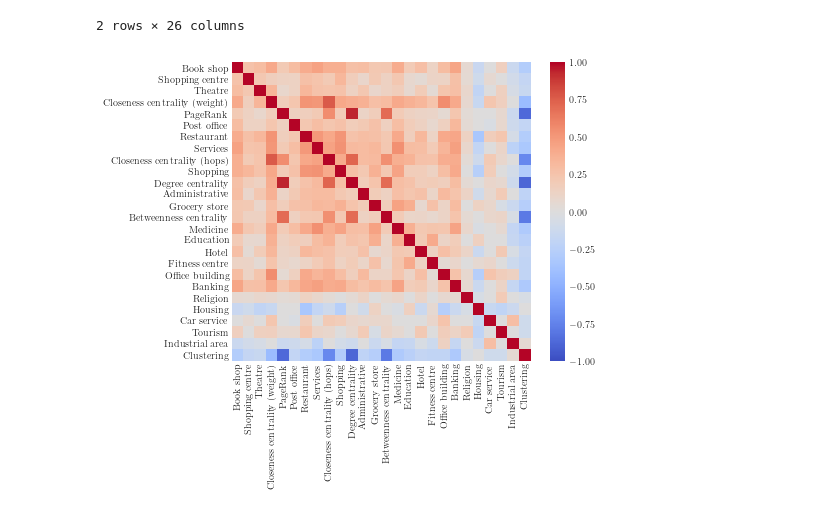
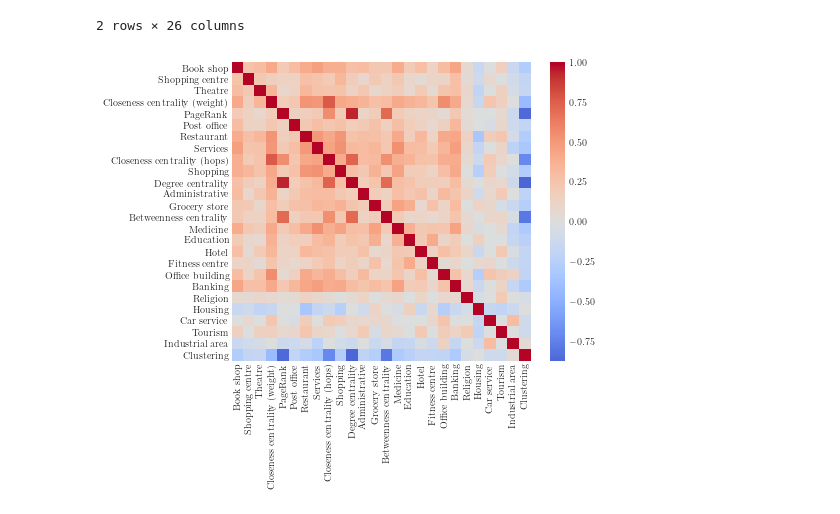
Before and after one commit to AlgoMathITMO/public-transport-network, a Jupyter notebook: pipeline/5_supernode-features.ipynb, the cells around one changed output. Saved outputs shown, nothing was run; the diff lists cells and outputs as text; code cells hidden in the pictures.

```diff
--- a/pipeline/5_supernode-features.ipynb
+++ b/pipeline/5_supernode-features.ipynb
@@ -445,10 +447,10 @@ all_features.head(2)
 # %%
 corr = corrcoef(all_features, method='spearman').fillna(0)
 
 plt.figure(figsize=(7, 5.5))
 
-sns.heatmap(corr, square=True, vmin=-1, cmap='coolwarm')
+sns.heatmap(corr, square=True, center=0, cmap='coolwarm')
 
 plt.savefig('../figures/all_features_corr.pdf', transparent=True, bbox_inches='tight')
 # %% [output]
-[figure, old version]
+[figure, new version]
```
Also changed, not shown: parts of 1 cell of this notebook, 27 other files.
